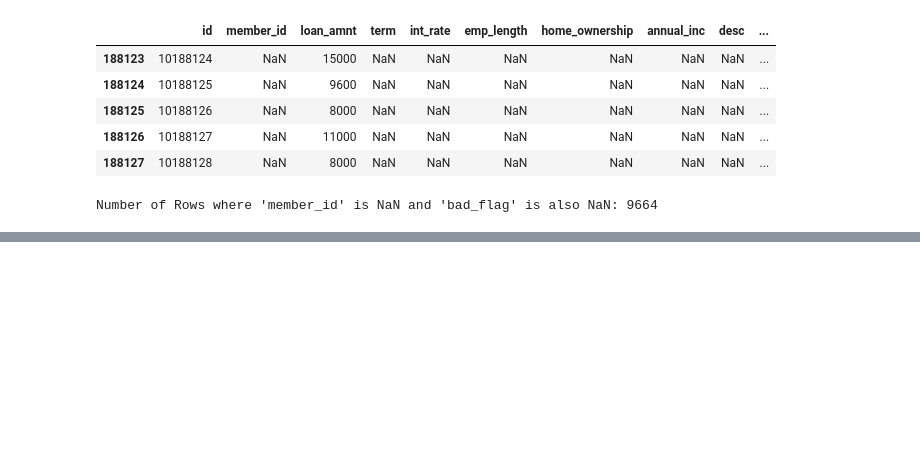
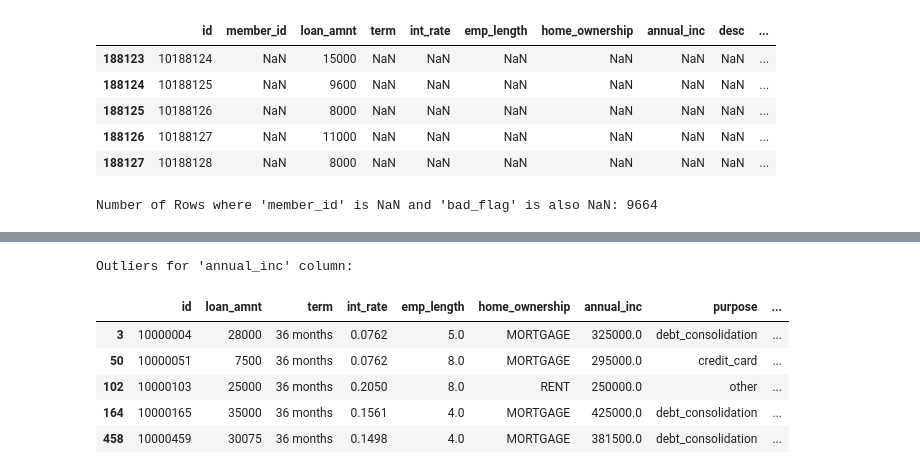
Before and after one commit to swatipadhee/Loan, a Jupyter notebook: EDA.ipynb, the cells around one changed output, grey strips where cells are left out. Saved outputs shown, nothing was run; the diff lists cells and outputs as text; code cells hidden in the pictures; blank space fills up the shorter version.

```diff
--- a/EDA.ipynb
+++ b/EDA.ipynb
@@ -221,0 +447,22 @@ Modified DataFrame (after deletion):
+# %%
+# Calculate the mean and standard deviation for 'annual_inc' column
+mean_annual_inc = df_2['annual_inc'].mean()
+std_annual_inc = df_2['annual_inc'].std()
+
+# Calculate the Z-score for each value in the 'annual_inc' column
+z_scores_annual_inc = (df_2['annual_inc'] - mean_annual_inc) / std_annual_inc
+
+# Identify rows where the Z-score is greater than 3 in absolute value
+outliers_annual_inc = df_2[np.abs(z_scores_annual_inc) > 3]
+
+# Print the outliers
+print("Outliers for 'annual_inc' column:")
+outliers_annual_inc.head()
+# %% [output]
+Outliers for 'annual_inc' column:
+|  | id | loan_amnt | term | int_rate | emp_length | home_ownership | annual_inc | purpose | ... |
+| 3 | 10000004 | 28000 | 36 months | 0.0762 | 5.0 | MORTGAGE | 325000.0 | debt_consolidation | ... |
+| 50 | 10000051 | 7500 | 36 months | 0.0762 | 8.0 | MORTGAGE | 295000.0 | credit_card | ... |
+| 102 | 10000103 | 25000 | 36 months | 0.2050 | 8.0 | RENT | 250000.0 | other | ... |
+| 164 | 10000165 | 35000 | 36 months | 0.1561 | 4.0 | MORTGAGE | 425000.0 | debt_consolidation | ... |
+| 458 | 10000459 | 30075 | 36 months | 0.1498 | 4.0 | MORTGAGE | 381500.0 | debt_consolidation | ... |
```
Also changed, not shown: parts of 25 cells of this notebook.
